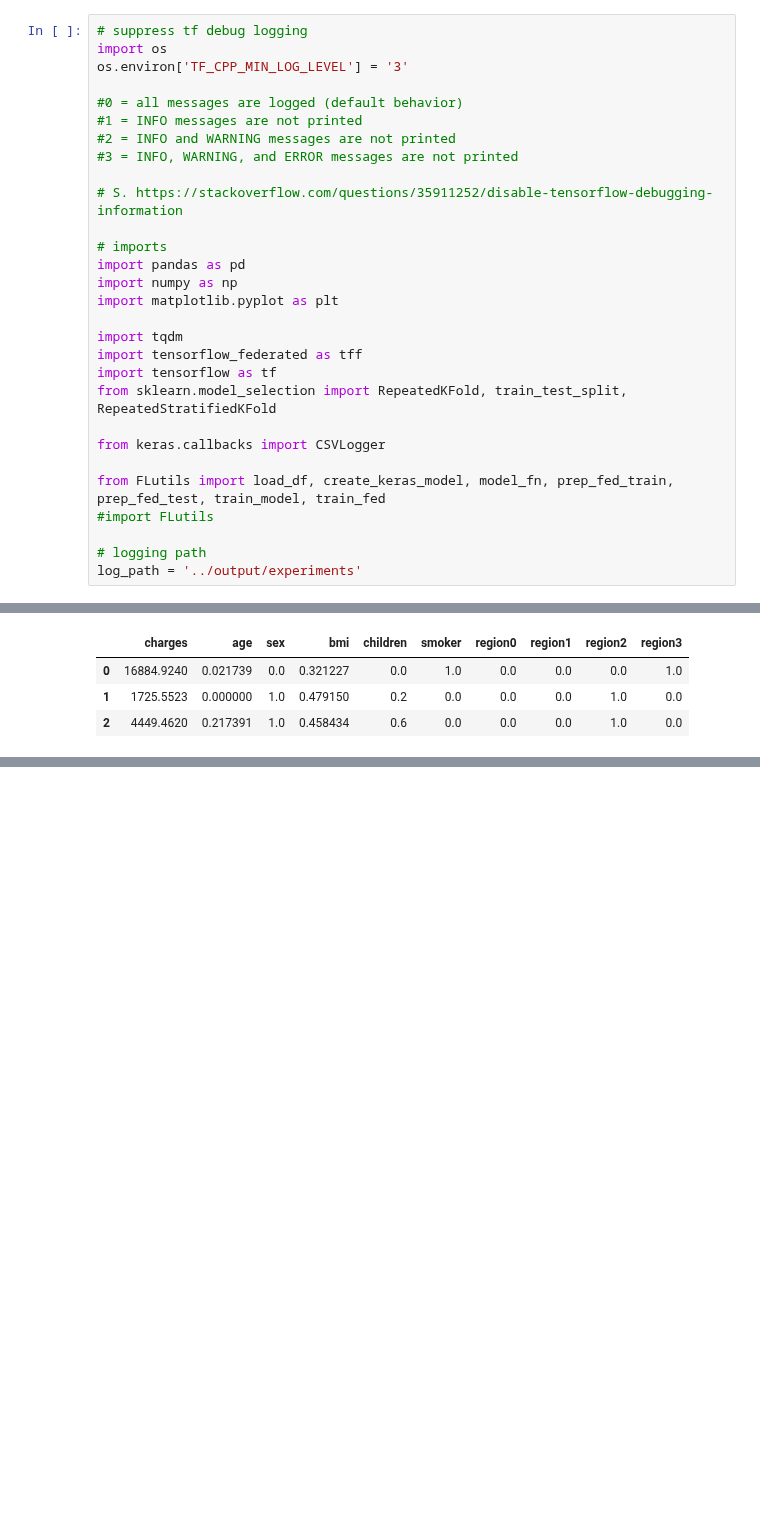
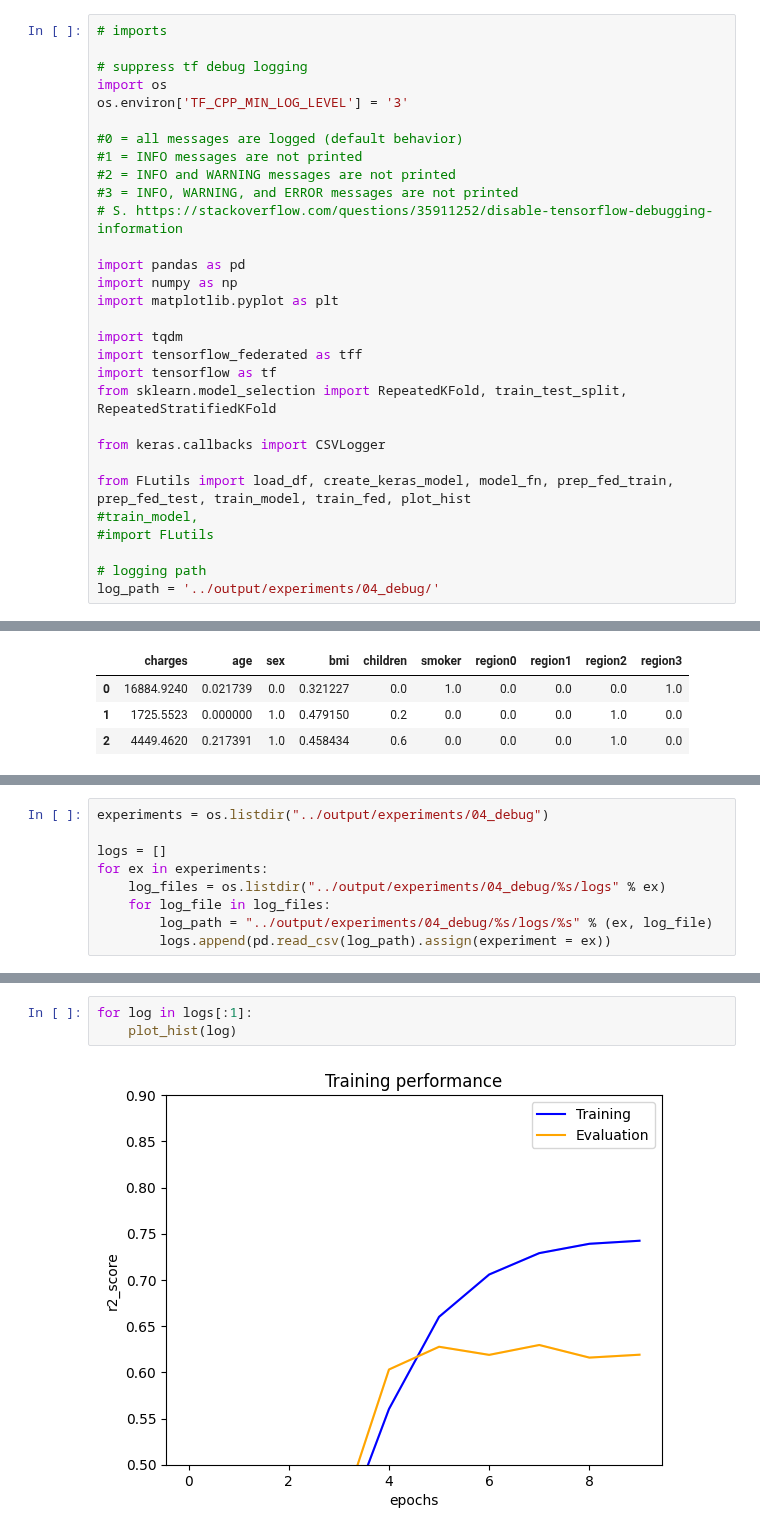
Before and after one commit to Olhaau/fl-official-statistics-addon, a Jupyter notebook: _dev/04_insurance_debug_centralized.ipynb, the cells around one changed output, grey strips where cells are left out. Saved outputs shown, nothing was run; the diff lists cells and outputs as text; blank space fills up the shorter version.

```diff
--- a/_dev/04_insurance_debug_centralized.ipynb
+++ b/_dev/04_insurance_debug_centralized.ipynb
@@ -35,4 +36,6 @@
 # %%
+# imports
+
 # suppress tf debug logging
 import os
 os.environ['TF_CPP_MIN_LOG_LEVEL'] = '3'
@@ -41,10 +44,8 @@ os.environ['TF_CPP_MIN_LOG_LEVEL'] = '3'
 #1 = INFO messages are not printed
 #2 = INFO and WARNING messages are not printed
 #3 = INFO, WARNING, and ERROR messages are not printed
-
 # S. https://stackoverflow.com/questions/35911252/disable-tensorflow-debugging-information
 
-# imports
 import pandas as pd
 import numpy as np
 import matplotlib.pyplot as plt
@@ -56,10 +57,11 @@ from sklearn.model_selection import RepeatedKFold, train_test_split, RepeatedStr
 
 from keras.callbacks import CSVLogger
 
-from FLutils import load_df, create_keras_model, model_fn, prep_fed_train, prep_fed_test, train_model, train_fed
+from FLutils import load_df, create_keras_model, model_fn, prep_fed_train, prep_fed_test, train_model, train_fed, plot_hist
+#train_model,
 #import FLutils
 
 # logging path
-log_path = '../output/experiments'
+log_path = '../output/experiments/04_debug/'
 # %% [markdown]
 ### Data
@@ -516,0 +293,9 @@ plt.show()
+# %%
+experiments = os.listdir("../output/experiments/04_debug")
+
+logs = []
+for ex in experiments:
+    log_files = os.listdir("../output/experiments/04_debug/%s/logs" % ex)
+    for log_file in log_files:
+        log_path = "../output/experiments/04_debug/%s/logs/%s" % (ex, log_file)
+        logs.append(pd.read_csv(log_path).assign(experiment = ex))
@@ -516,0 +311,5 @@ plt.show()
+# %%
+for log in logs[:1]:
+    plot_hist(log)
+# %% [output]
+[figure, added]
```
Also changed, not shown: parts of 38 cells of this notebook, 7 other files.
